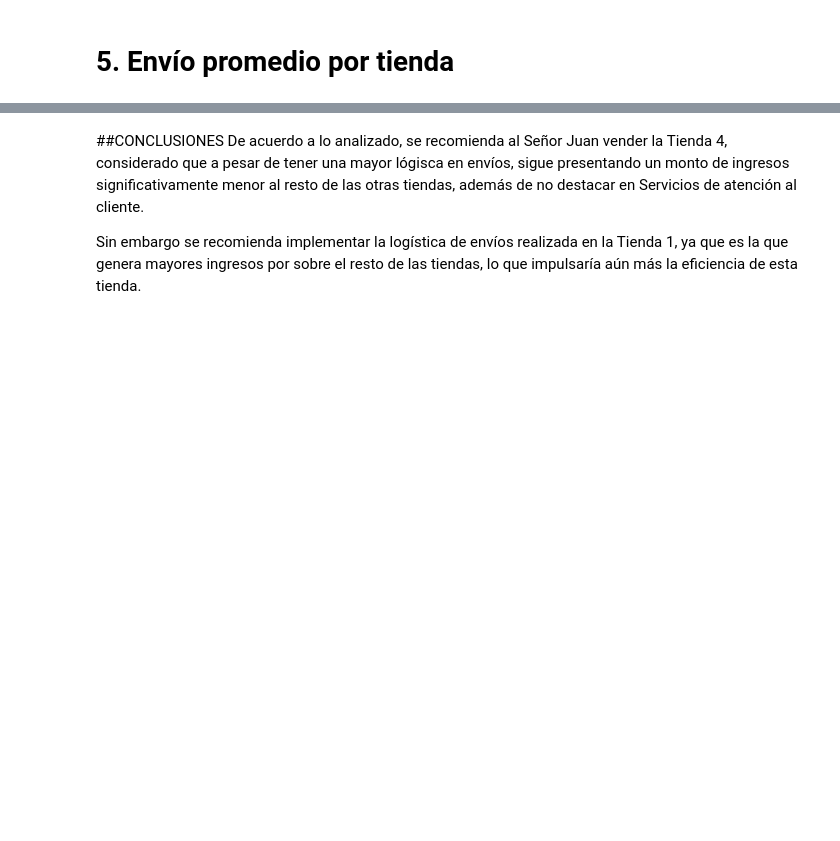
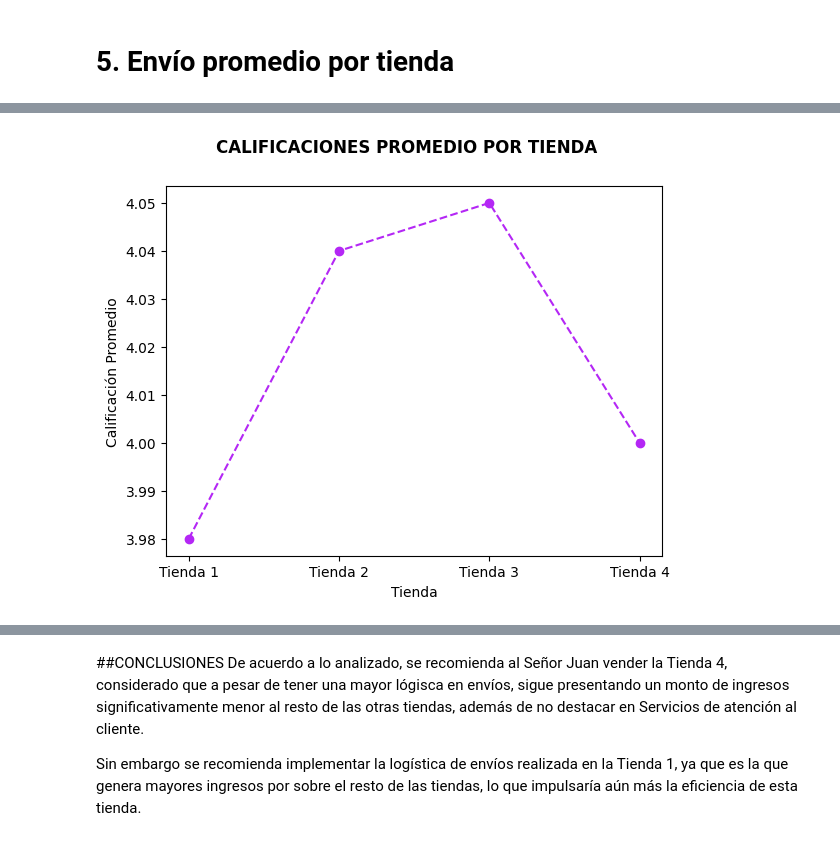
Before and after one commit to merchibel/Alura-Store, a Jupyter notebook: AluraStoreLatam.ipynb, the cells around one changed output, grey strips where cells are left out. Cells and saved outputs as stored; diff of their text form; code cells hidden in the pictures; blank space fills up the shorter version.

```diff
--- a/AluraStoreLatam.ipynb
+++ b/AluraStoreLatam.ipynb
@@ -128,0 +123,16 @@ Calificación promedio - Tienda 4: 3.9957591178965224
+# %%
+#creación de data frame con promedio de tiendas
+df_calificaciones = pd.DataFrame({
+    'Tienda': ['Tienda 1', 'Tienda 2', 'Tienda 3', 'Tienda 4'],
+    'Calificación Promedio': [
+        tienda.Calificación.mean(),
+        tienda2.Calificación.mean(),
+        tienda3.Calificación.mean(),
+        tienda4.Calificación.mean()
+    ]
+})
+
+# Redondear los valores promedios
+df_calificaciones['Calificación Promedio'] = df_calificaciones['Calificación Promedio'].round(2)
+
+df_calificaciones
@@ -220,0 +261,25 @@ Envío promedio - Tienda 4: 23459.457167090754
+# %%
+from matplotlib import pyplot as plt
+import seaborn as sns
+#df_calificaciones.groupby('Tienda').size().plot(kind='barh', color=sns.palettes.mpl_palette('Dark2'))
+df_calificaciones_ordenado=  df_calificaciones.sort_values('Calificación Promedio', ascending=True)
+#bars = plt.barh(df_calificaciones_ordenado['Tienda'], df_calificaciones_ordenado['Calificación Promedio'],
+#                color=plt.cm.Spectral(np.linspace(0,1, len(df_calificaciones_ordenado))),
+#                linewidth=1)
+plt.suptitle('CALIFICACIONES PROMEDIO POR TIENDA', fontsize=12, fontweight='bold')
+
+plt.xlabel('Tienda')
+plt.ylabel('Calificación Promedio')
+#plt.ticklabel_format(axis='x', style='plain')
+#for bar in bars:
+#    width = bar.get_width()
+#    plt.text(width / 2, bar.get_y() + bar.get_height()/2,
+#                f'{width:,.2f}', ha='center', va='center',
+#                color='white', fontweight='bold')
+
+
+plt.plot(df_calificaciones['Tienda'], df_calificaciones['Calificación Promedio'], marker='o', linestyle='--', color="#B427F5", label='Data Series')
+
+plt.show()
+# %% [output]
+[figure, added]
```
Also changed, not shown: parts of 21 cells of this notebook.
